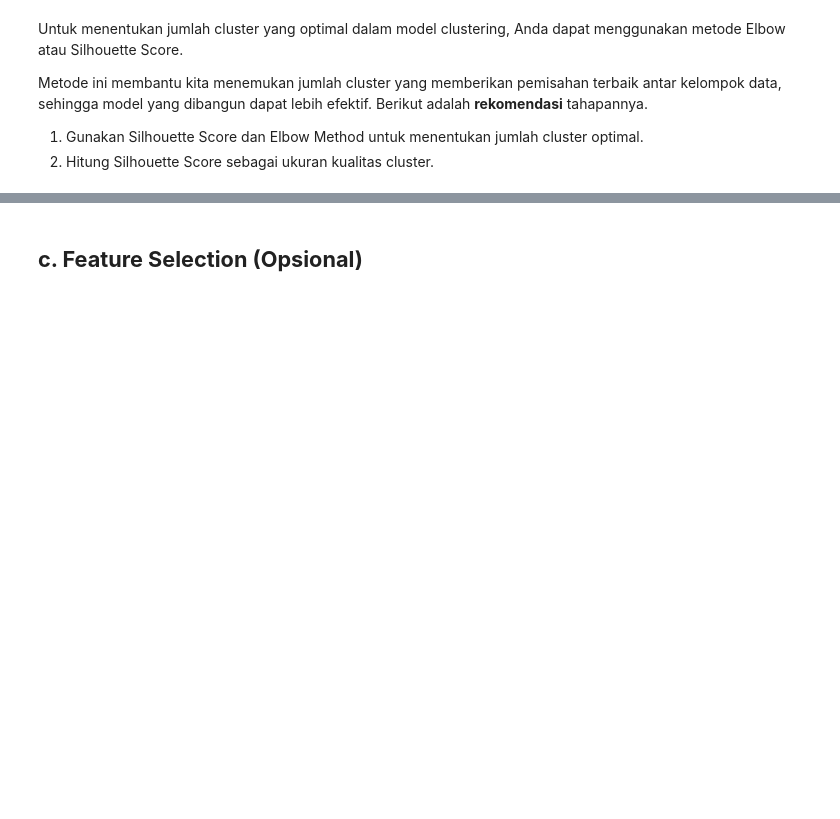
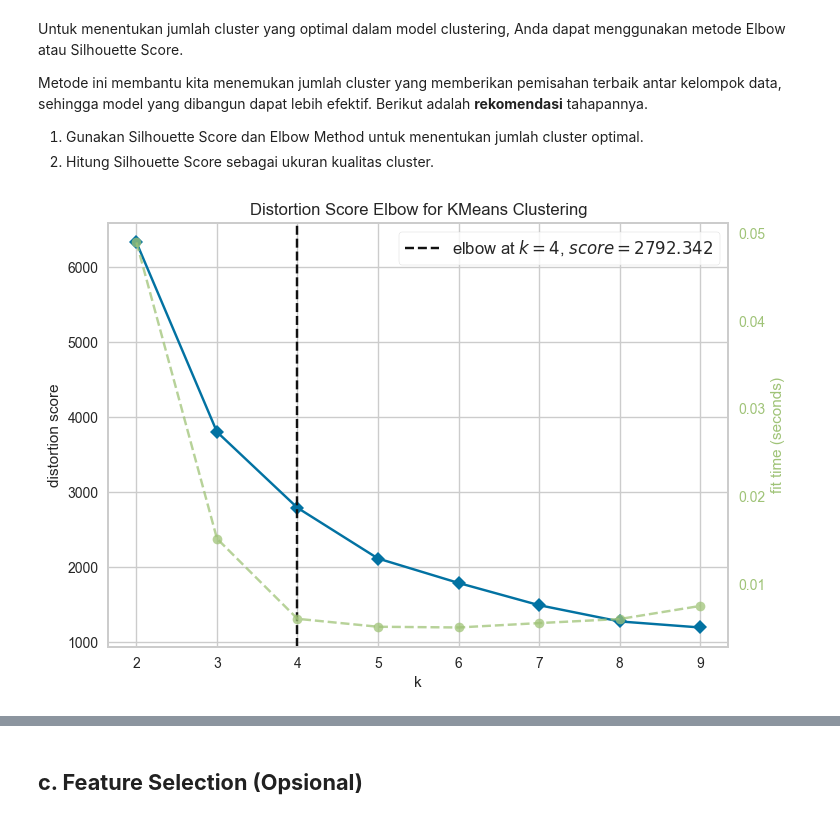
Before and after one commit to WEKOOO/Proyek-Machine-Learning-Dataset-Kesejahteraan-Pekerja-Indonesia, a Jupyter notebook: PROJECT-ML-PEMULA/[Clustering] Submission Akhir BMLP_Weko Abbror.ipynb, the cells around one changed output, grey strips where cells are left out. Cells and saved outputs as stored; diff of their text form; code cells hidden in the pictures; blank space fills up the shorter version.

```diff
--- a/PROJECT-ML-PEMULA/[Clustering] Submission Akhir BMLP_Weko Abbror.ipynb
+++ b/PROJECT-ML-PEMULA/[Clustering] Submission Akhir BMLP_Weko Abbror.ipynb
@@ -44,6 +44,7 @@ Jika dataset berada di Google Drive, pastikan Anda menghubungkan Google Drive ke
 # Load Dataset
 file_path = "Dataset_clustering.csv"
 df = pd.read_csv(file_path)  # Membaca dataset dengan format csv
+df = pd.DataFrame(df)  # Mengubah dataset ke dalam dataframe
 
 df.info()  # Menampilkan informasi dataset
 df.describe(include="all") # Menampilkan deskripsi dataset
@@ -426,0 +427,15 @@ def build_clustering_model(df_normalized, n_clusters=3):
+# %%
+# ==============================================================================
+# A. PEMBANGUNAN MODEL CLUSTERING
+# ==============================================================================
+# Mengambil kolom tahun dan gk dari dataset untuk  menyimpannya dalam array X
+X = df_normalized[['tahun', 'gk']].values
+
+# Menampilkan data X
+print(pd.DataFrame(X, columns=['tahun', 'gk']))
+
+# Membangun model clustering dengan algoritma KMeans
+# Jumlah cluster sementara (misalnya 4); nantinya dapat diperbaiki berdasarkan evaluasi
+kmeans_model = KMeans(n_clusters=3, random_state=0)
+kmeans_model.fit(X)
+labels = kmeans_model.labels_
@@ -467,0 +465,73 @@ def evaluate_clustering(X):
+# %%
+# ==============================================================================
+# 1. EVALUASI DENGAN ELBOW METHOD
+# ==============================================================================
+# Inisialisasi model KMeans dengan random_state untuk reproducibility
+kmeans_elbow = KMeans(random_state=0)
+
+# Membuat visualizer untuk Elbow Method
+visualizer = KElbowVisualizer(
+    kmeans_elbow,
+    k=(2, 10)  # Mengeksplorasi jumlah cluster dari 2 hingga 10
+)
+
+# Melatih visualizer dengan data (X)
+visualizer.fit(X)
+
+# Mendapatkan nilai k optimal berdasarkan Elbow Method
+optimal_k_elbow = visualizer.elbow_value_  # Nilai k pada titik "siku"
+
+# Menampilkan plot Elbow Method
+visualizer.show()  # Opsional: Menampilkan grafik inersia vs jumlah cluster
+
+# ==============================================================================
+# 2. EVALUASI DENGAN SILHOUETTE SCORE
+# ==============================================================================
+# Inisialisasi list untuk menyimpan skor Silhouette
+silhouette_scores = []
+
+# Inisialisasi variabel untuk menyimpan skor Silhouette tertinggi
+max_silhouette_score = -float('inf')  # Nilai awal sangat kecil untuk perbandingan
+
+# Iterasi untuk mencoba jumlah cluster dari 2 hingga 9
+for k in range(2, 10):
+    # Inisialisasi model KMeans dengan jumlah cluster k
+    kmeans_temp = KMeans(n_clusters=k, random_state=0)
+
+    # Melatih model dan memprediksi label cluster
+    labels_temp = kmeans_temp.fit_predict(X)
+
+    # Menghitung Silhouette Score
+    score = silhouette_score(X, labels_temp)
+
+    # Menyimpan skor ke dalam list
+    silhouette_scores.append(score)
+
+    # Menampilkan skor untuk setiap k
+    print(f"Silhouette Score untuk k={k}: {score:.3f}")
+
+    # Memeriksa apakah skor saat ini lebih tinggi dari skor maksimum sebelumnya
+    if score > max_silhouette_score:
+        max_silhouette_score = score  # Update skor maksimum
+
+# Visualisasi Silhouette Score
+plt.figure(figsize=(10, 6))
+plt.plot(range(2, 10), silhouette_scores, marker='o')  # Plot skor vs jumlah cluster
+plt.title('Silhouette Score untuk Berbagai Jumlah Cluster')
+plt.xlabel('Jumlah Cluster (k)')
+plt.ylabel('Silhouette Score')
+plt.grid(True)  # Menambahkan grid untuk memudahkan pembacaan
+plt.show()
+
+# Menentukan jumlah cluster optimal berdasarkan Silhouette Score
+optimal_k_silhouette = silhouette_scores.index(max(silhouette_scores)) + 2
+# +2 karena iterasi dimulai dari k=2
+
+# ==============================================================================
+# 3. REKOMENDASI JUMLAH CLUSTER
+# ==============================================================================
+print("\nRekomendasi Jumlah Cluster:")
+print(f"- Berdasarkan Elbow Method: {optimal_k_elbow} cluster")
+print(f"- Berdasarkan Silhouette Score: {optimal_k_silhouette} cluster")
+# %% [output]
+[figure, added]
```
Also changed, not shown: parts of 20 cells of this notebook, 5 other files.
